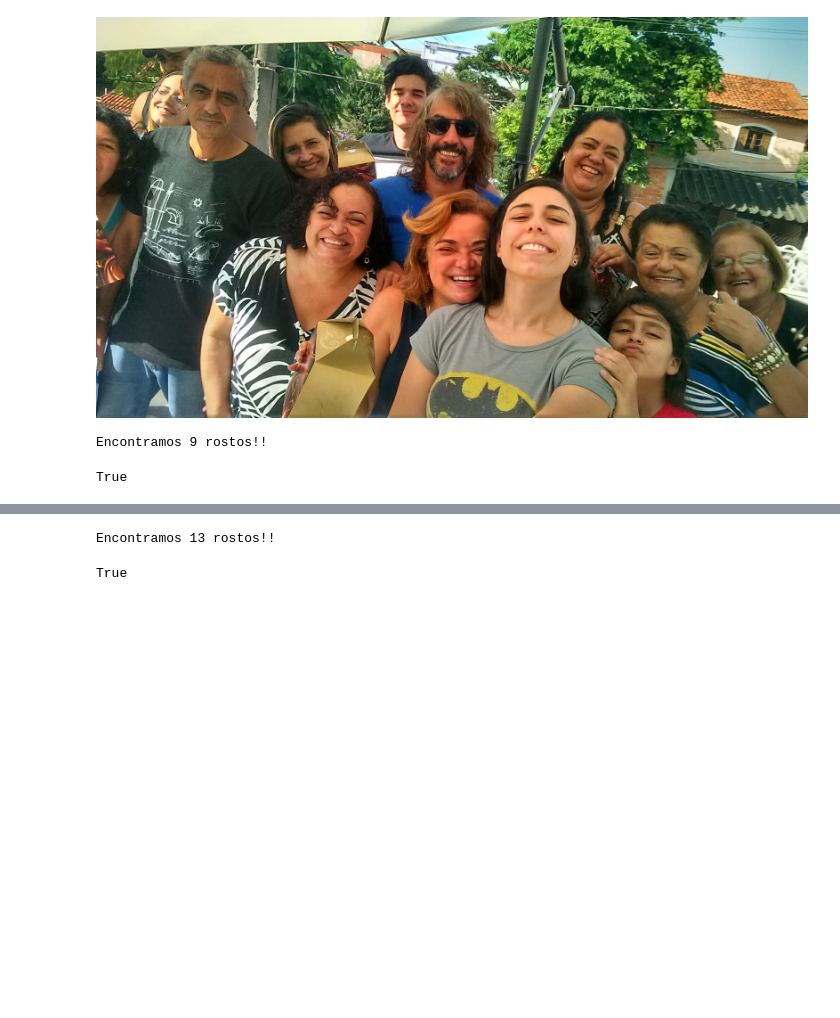
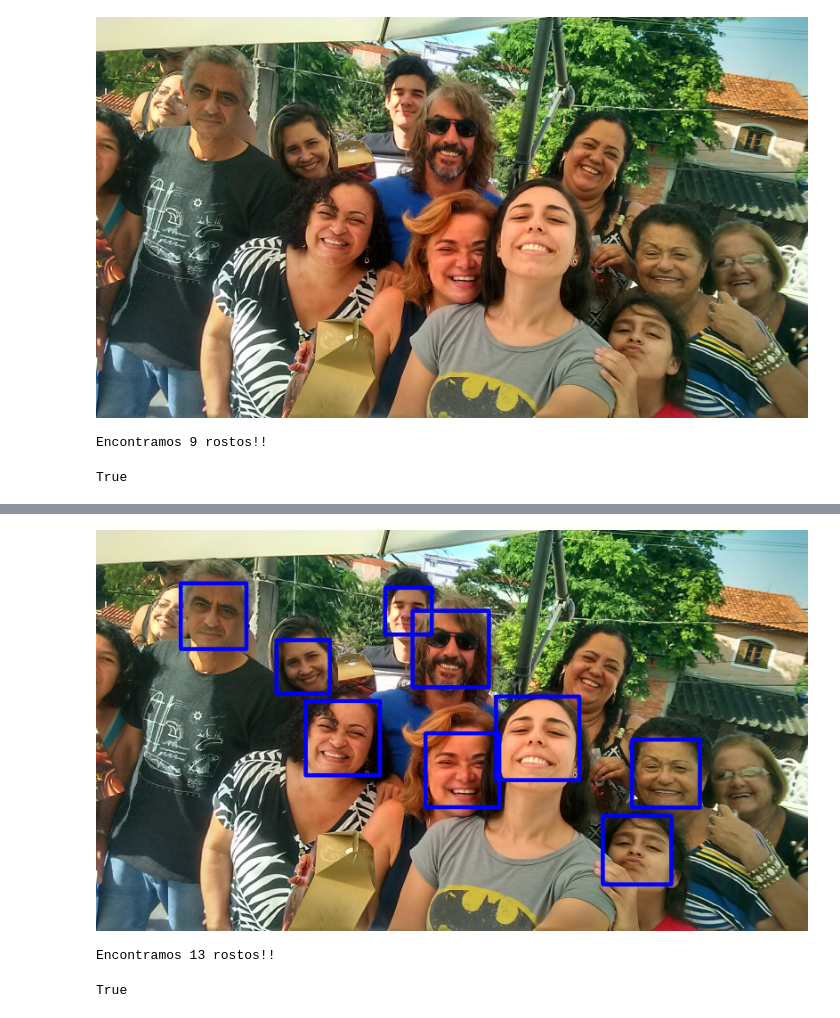
Before and after one commit to jcabralc/facial_recognition_opencv, a Jupyter notebook: Reconhecimento_Facial_OpenCV.ipynb, the cells around one changed output, grey strips where cells are left out. Drawn from its saved outputs; the diff is of its cells as text; code cells hidden in the pictures; blank space fills up the shorter version.

```diff
--- a/Reconhecimento_Facial_OpenCV.ipynb
+++ b/Reconhecimento_Facial_OpenCV.ipynb
@@ -46,5 +46,5 @@ cv2.imwrite('resultado.jpg', image)
 True
 # %%
 from IPython.display import Image
-Image(url = 'resultado.jpg')
+Image('C:/tmp/resultado.jpg')
 # %% [output]
@@ -52,3 +51,4 @@ Image(url = 'resultado.jpg')
+[figure, added]
 # %%
 # Alterando a função para melhorar a acuracia
 faces_v2 = faceCascade.detectMultiScale(
```
Also changed, not shown: parts of 4 cells of this notebook.
